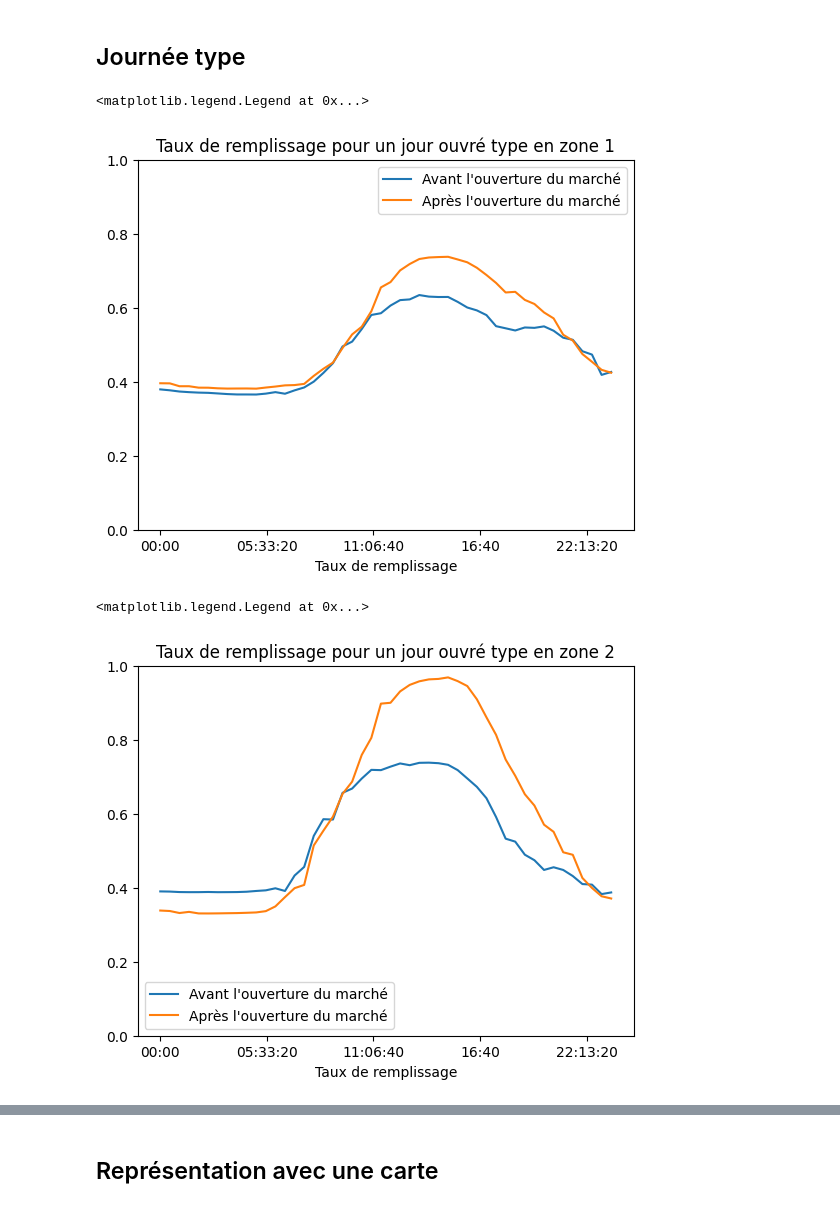
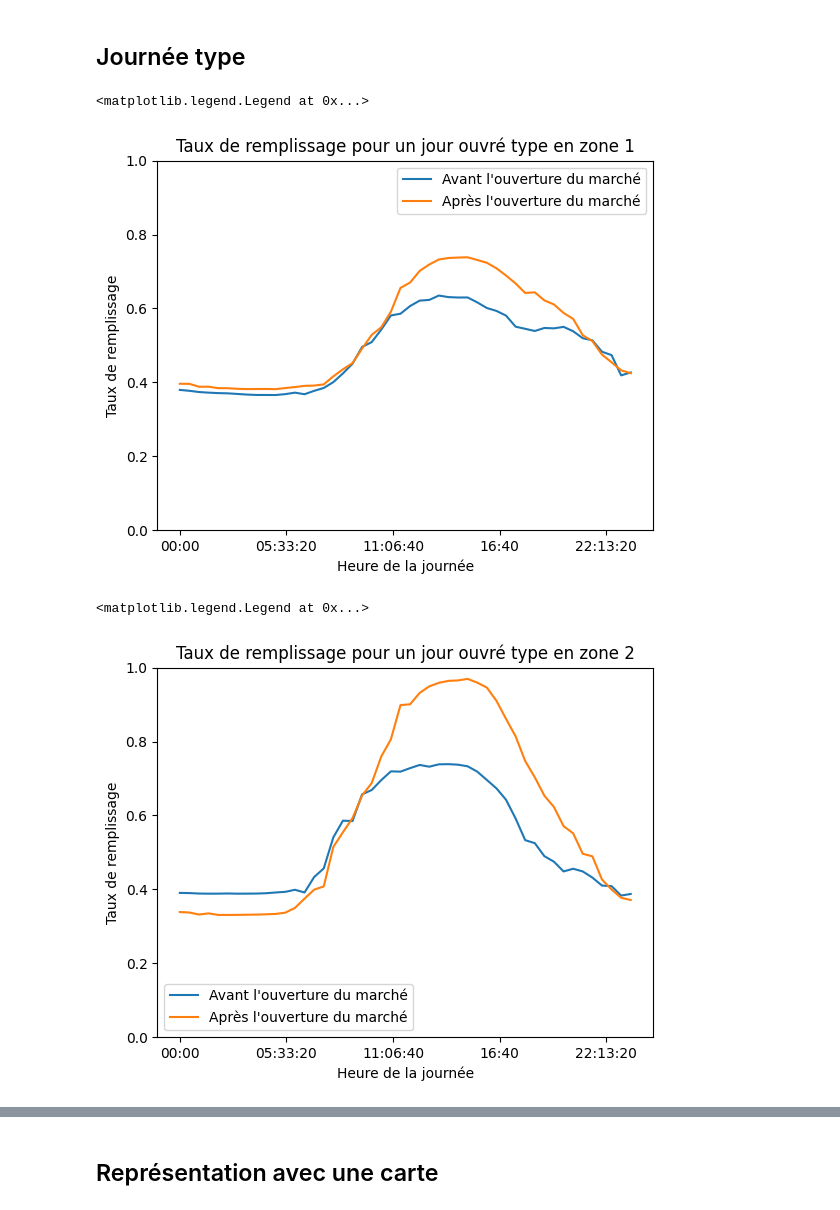
Before and after one commit to emiliejd/project_MCNDU, a Jupyter notebook: traitement_resultats_emilie.ipynb, the cells around one changed output, grey strips where cells are left out. Drawn from its saved outputs; the diff is of its cells as text; code cells hidden in the pictures.

```diff
--- a/traitement_resultats_emilie.ipynb
+++ b/traitement_resultats_emilie.ipynb
@@ -195,37 +192,41 @@ df_parking_avant_marche_1_ouvre = df_parking_avant_marche_1[df_parking_avant_mar
 df_parking_apres_marche_1_ouvre = df_parking_apres_marche_1[df_parking_apres_marche_1['jour_semaine'].isin(jour_ouvre)].groupby('demi_heure')['taux_remplissage'].mean()
 
 df_parking_avant_marche_1_ouvre.plot(title = 'Taux de remplissage pour un jour ouvré type en zone 1',
-                                     xlabel = 'Taux de remplissage',
+                                     ylabel = 'Taux de remplissage',
+                                     xlabel = 'Heure de la journée',
                                      label= "Avant l'ouverture du marché")
 
 df_parking_apres_marche_1_ouvre.plot(title = 'Taux de remplissage pour un jour ouvré type en zone 1',
-                                     xlabel = 'Taux de remplissage',
+                                     ylabel = 'Taux de remplissage',
+                                     xlabel = 'Heure de la journée',
                                      label= "Après l'ouverture du marché",
                                      ylim = (0,1))
 
 plt.legend()
 # %% [output]
 <matplotlib.legend.Legend at 0x...>
-[figure, old version]
+[figure, new version]
 # %%
 # Journée type en jour ouvré zone 2
 
 df_parking_avant_marche_2_ouvre = df_parking_avant_marche_2[df_parking_avant_marche_2['jour_semaine'].isin(jour_ouvre)].groupby('demi_heure')['taux_remplissage'].mean()
 df_parking_apres_marche_2_ouvre = df_parking_apres_marche_2[df_parking_apres_marche_2['jour_semaine'].isin(jour_ouvre)].groupby('demi_heure')['taux_remplissage'].mean()
 
 df_parking_avant_marche_2_ouvre.plot(title = 'Taux de remplissage pour un jour ouvré type en zone 2',
-                                     xlabel = 'Taux de remplissage',
+                                     ylabel = 'Taux de remplissage',
+                                     xlabel = 'Heure de la journée',
                                      label= "Avant l'ouverture du marché")
 
 df_parking_apres_marche_2_ouvre.plot(title = 'Taux de remplissage pour un jour ouvré type en zone 2',
-                                     xlabel = 'Taux de remplissage',
+                                     ylabel = 'Taux de remplissage',
+                                     xlabel = 'Heure de la journée',
                                      label= "Après l'ouverture du marché",
                                      ylim = (0,1))
 
 plt.legend()
 # %% [output]
 <matplotlib.legend.Legend at 0x...>
-[figure, old version]
+[figure, new version]
 # %%
 # Journée type en jour ouvré zone 3
 
```
Also changed, not shown: parts of 34 cells of this notebook.
